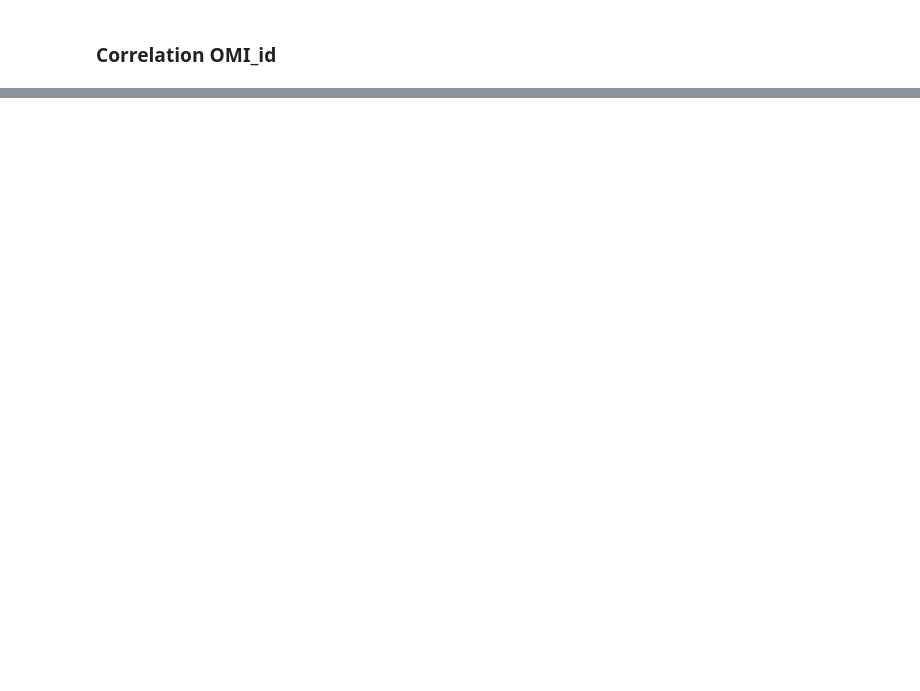
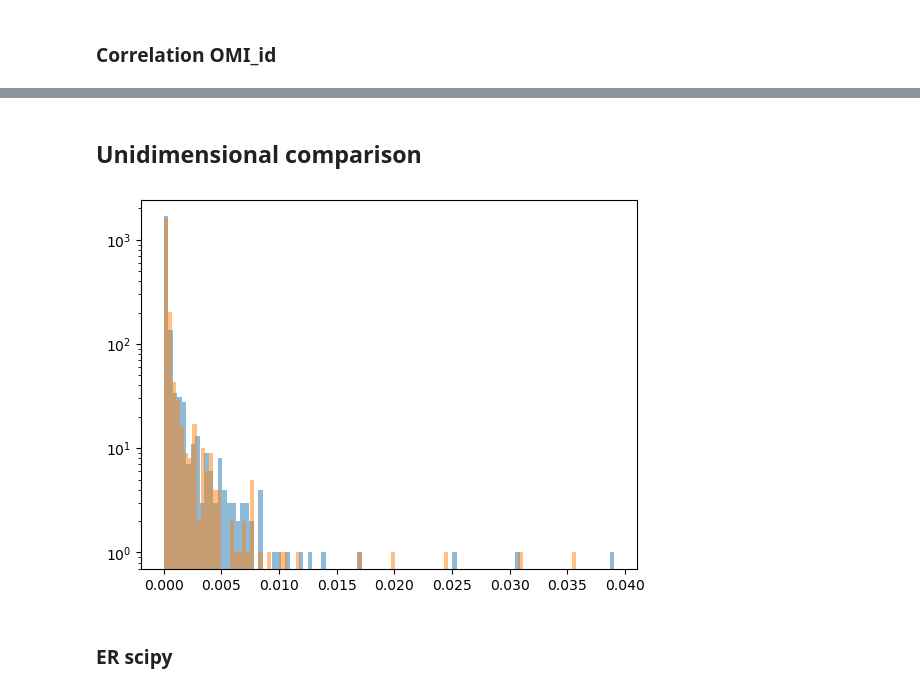
Before and after one commit to jaclenti/NFVAE-population-synthesis, a Jupyter notebook: notebooks/jl_popsyn_comparison_ablation.ipynb, the cells around one changed output, grey strips where cells are left out. Drawn from its saved outputs; the diff is of its cells as text; code cells hidden in the pictures; blank space fills up the shorter version.

Commit message:
Update ER distance

```diff
--- a/notebooks/jl_popsyn_comparison_ablation.ipynb
+++ b/notebooks/jl_popsyn_comparison_ablation.ipynb
@@ -430,0 +634,11 @@ df_sample_abl["OMI_id"].value_counts().reset_index().merge(df_real["OMI_id"].val
+# %%
+
+grid_real ,centroid_real,grid_list_real= Grid_count_homes(df_real, grid)
+grid_sample, centroid_sample, grid_list_sample= Grid_count_homes(df_sample, grid)
+grid_null, centroid_null, grid_list_null= Grid_count_homes(df_null, grid)
+
+# find distance centroids
+#dist_matrix_real = compute_distance_matrix(centroid_real)
+#dist_matrix_sample = compute_distance_matrix(centroid_sample)
+#dist_matrix_null = compute_distance_matrix(centroid_null)
+#grid_aggregate.plot(column='num_homes', ax=ax, legend=True, cmap='viridis', edgecolor='black')
@@ -430,0 +704,18 @@ df_sample_abl["OMI_id"].value_counts().reset_index().merge(df_real["OMI_id"].val
+# %%
+def Shuffle_attribute(grid_list,province_shapefile):
+
+    # Find grid cells inside the province
+    merged = gpd.sjoin(grid_list, province_shapefile, how='left', predicate='within')
+    merged['in_province']= (~merged.index_right0.isna()).astype(int)
+    grid_in_province=merged.drop(columns=['index_right0','index'])
+
+    # Shuffle attribute num_homes in the grid cells that are inside the province
+    grid_shuffled= merged.copy(deep=True)
+    grid_shuffled.loc[grid_shuffled.in_province==1,'num_homes'] = np.random.permutation(grid_shuffled.loc[grid_shuffled.in_province==1,'num_homes'].values)
+    return grid_shuffled, grid_in_province
+
+
+# Shuffle num_homes in the grid cells that are inside the province
+grid_real_shuffled, grid_province_real = Shuffle_attribute(grid_list_real, province_shapefile)
+grid_sample_shuffled, grid_province_sample  = Shuffle_attribute(grid_list_sample, province_shapefile)
+grid_sample_shuffled
@@ -430,0 +781,10 @@ df_sample_abl["OMI_id"].value_counts().reset_index().merge(df_real["OMI_id"].val
+# %% [markdown]
+## Unidimensional comparison
+# %%
+plt.hist(grid_province_real.loc[grid_province_real.in_province ==1, 'num_homes'],bins=100, alpha=0.5, label='Real')
+plt.hist(grid_province_sample.loc[grid_province_sample.in_province ==1, 'num_homes'],bins=100, alpha=0.5, label='Sample')
+plt.yscale('log')
+# %% [output]
+[figure, added]
+# %% [markdown]
+### ER scipy
```
Also changed, not shown: parts of 37 cells of this notebook.
